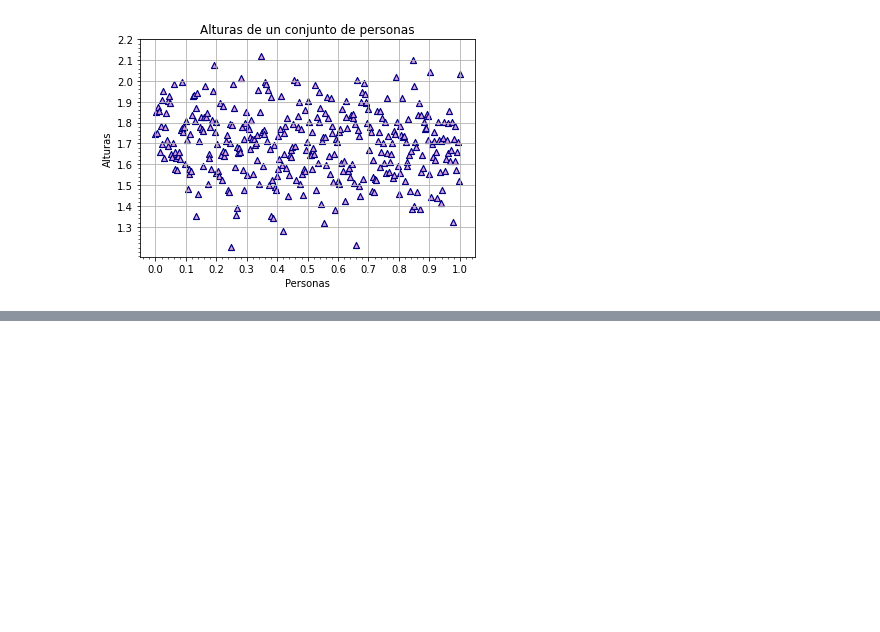
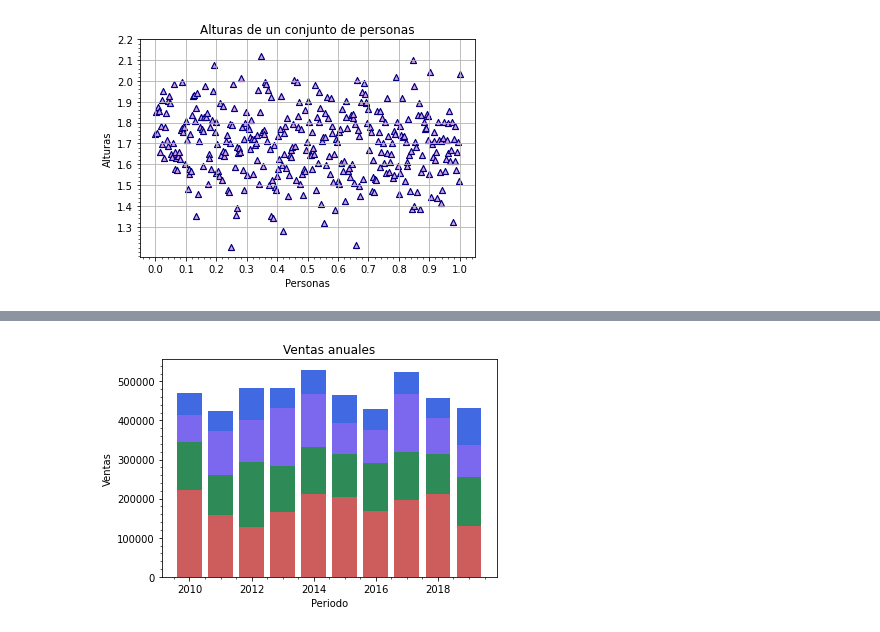
Before and after one commit to Radhe-0/Practicas, a Jupyter notebook: practicas_matplotlib.ipynb, the cells around one changed output, grey strips where cells are left out. Saved outputs shown, nothing was run; the diff lists cells and outputs as text; code cells hidden in the pictures; blank space fills up the shorter version.

```diff
--- a/practicas_matplotlib.ipynb
+++ b/practicas_matplotlib.ipynb
@@ -58,0 +62,12 @@ plt.show()
+# %%
+plt.bar(periodo,ventas_empresa4,color='indianred')
+plt.bar(periodo,ventas_empresa3,color='seagreen',bottom=ventas_empresa4)
+plt.bar(periodo,ventas_empresa2,color='mediumslateblue',bottom=ventas_empresa3+ventas_empresa4)
+plt.bar(periodo,ventas_empresa1,color='royalblue',bottom=ventas_empresa2+ventas_empresa3+ventas_empresa4)
+plt.xlabel('Periodo')
+plt.ylabel('Ventas')
+plt.minorticks_on()
+plt.title('Ventas anuales')
+plt.show()
+# %% [output]
+[figure, added]
```
Also changed, not shown: parts of 4 cells of this notebook.
